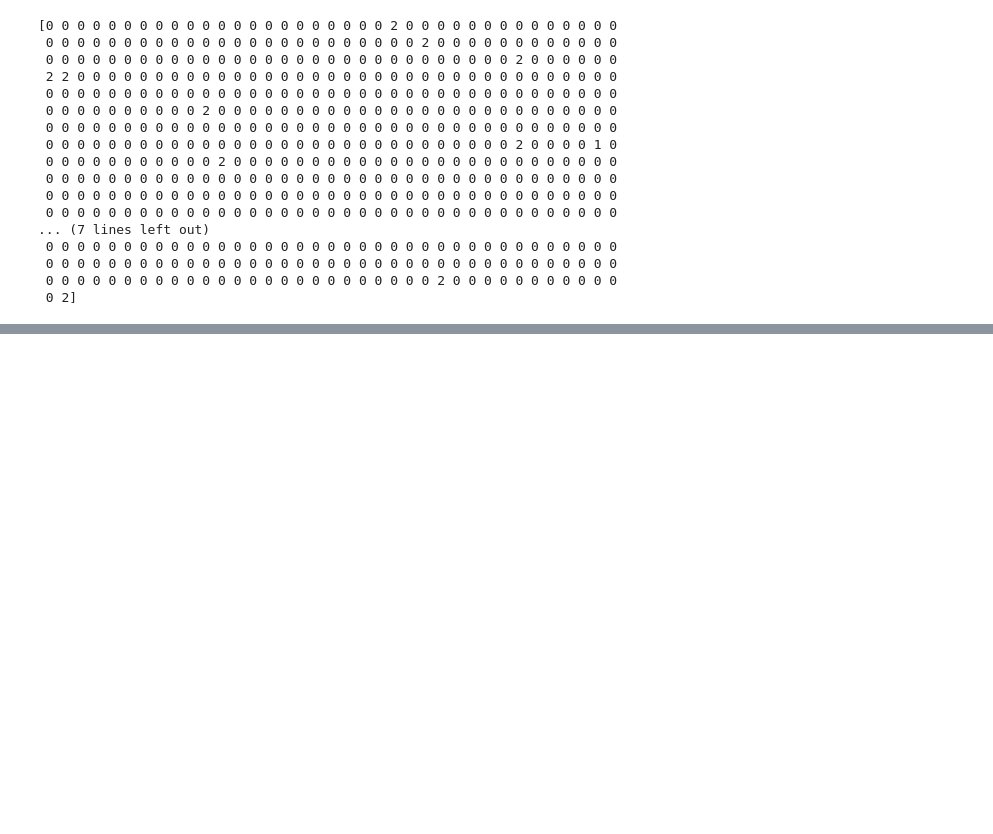
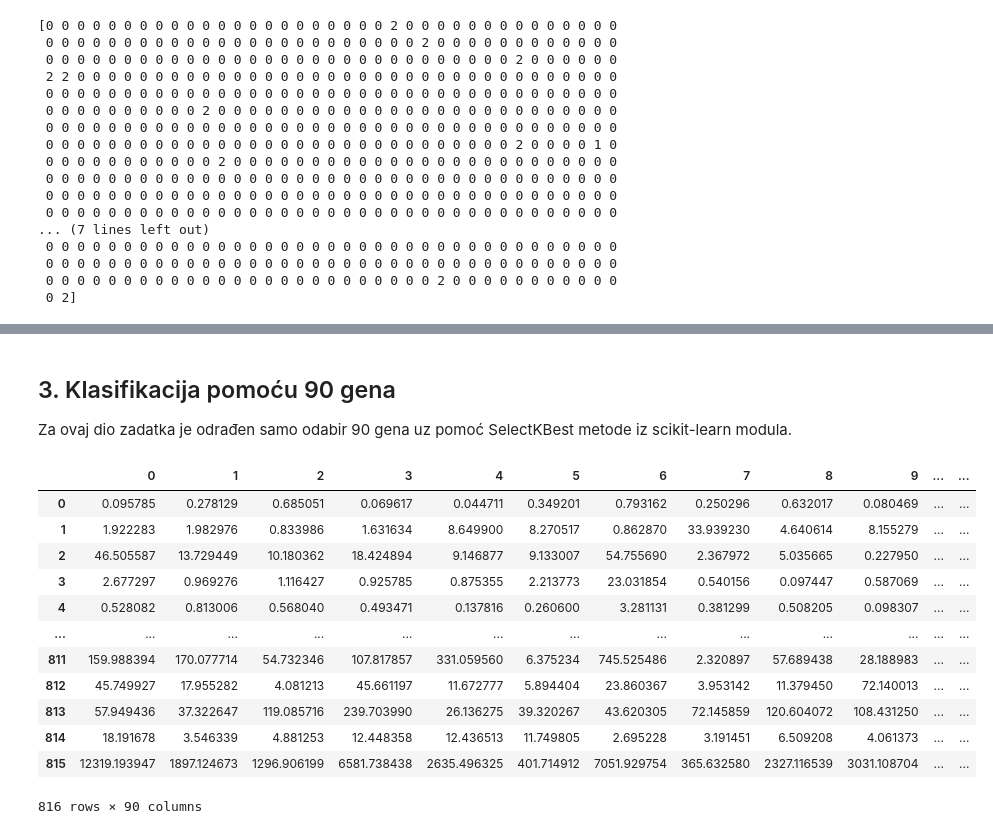
Before and after one commit to tprhat/uzop-projekt, a Jupyter notebook: uzop_projekt.ipynb, the cells around one changed output, grey strips where cells are left out. Cells and saved outputs as stored; diff of their text form; code cells hidden in the pictures; blank space fills up the shorter version.

```diff
--- a/uzop_projekt.ipynb
+++ b/uzop_projekt.ipynb
@@ -361,2 +369,24 @@ plt.show()
+# %% [markdown]
+## 3. Klasifikacija pomoću 90 gena
+
+Za ovaj dio zadatka je odrađen samo odabir 90 gena uz pomoć SelectKBest metode iz scikit-learn modula.
 # %%
 #klasifikacija
+
+df_90best = SelectKBest(chi2, k=90).fit_transform(df_cluster_data, label)
+
+display(pd.DataFrame(df_90best))
+# %% [output]
+|  | 0 | 1 | 2 | 3 | 4 | 5 | 6 | 7 | 8 | 9 | ... | ... |
+| 0 | 0.095785 | 0.278129 | 0.685051 | 0.069617 | 0.044711 | 0.349201 | 0.793162 | 0.250296 | 0.632017 | 0.080469 | ... | ... |
+| 1 | 1.922283 | 1.982976 | 0.833986 | 1.631634 | 8.649900 | 8.270517 | 0.862870 | 33.939230 | 4.640614 | 8.155279 | ... | ... |
+| 2 | 46.505587 | 13.729449 | 10.180362 | 18.424894 | 9.146877 | 9.133007 | 54.755690 | 2.367972 | 5.035665 | 0.227950 | ... | ... |
+| 3 | 2.677297 | 0.969276 | 1.116427 | 0.925785 | 0.875355 | 2.213773 | 23.031854 | 0.540156 | 0.097447 | 0.587069 | ... | ... |
+| 4 | 0.528082 | 0.813006 | 0.568040 | 0.493471 | 0.137816 | 0.260600 | 3.281131 | 0.381299 | 0.508205 | 0.098307 | ... | ... |
+| ... | ... | ... | ... | ... | ... | ... | ... | ... | ... | ... | ... | ... |
+| 811 | 159.988394 | 170.077714 | 54.732346 | 107.817857 | 331.059560 | 6.375234 | 745.525486 | 2.320897 | 57.689438 | 28.188983 | ... | ... |
+| 812 | 45.749927 | 17.955282 | 4.081213 | 45.661197 | 11.672777 | 5.894404 | 23.860367 | 3.953142 | 11.379450 | 72.140013 | ... | ... |
+| 813 | 57.949436 | 37.322647 | 119.085716 | 239.703990 | 26.136275 | 39.320267 | 43.620305 | 72.145859 | 120.604072 | 108.431250 | ... | ... |
+| 814 | 18.191678 | 3.546339 | 4.881253 | 12.448358 | 12.436513 | 11.749805 | 2.695228 | 3.191451 | 6.509208 | 4.061373 | ... | ... |
+| 815 | 12319.193947 | 1897.124673 | 1296.906199 | 6581.738438 | 2635.496325 | 401.714912 | 7051.929754 | 365.632580 | 2327.116539 | 3031.108704 | ... | ... |
+816 rows × 90 columns
```
Also changed, not shown: parts of 26 cells of this notebook.
